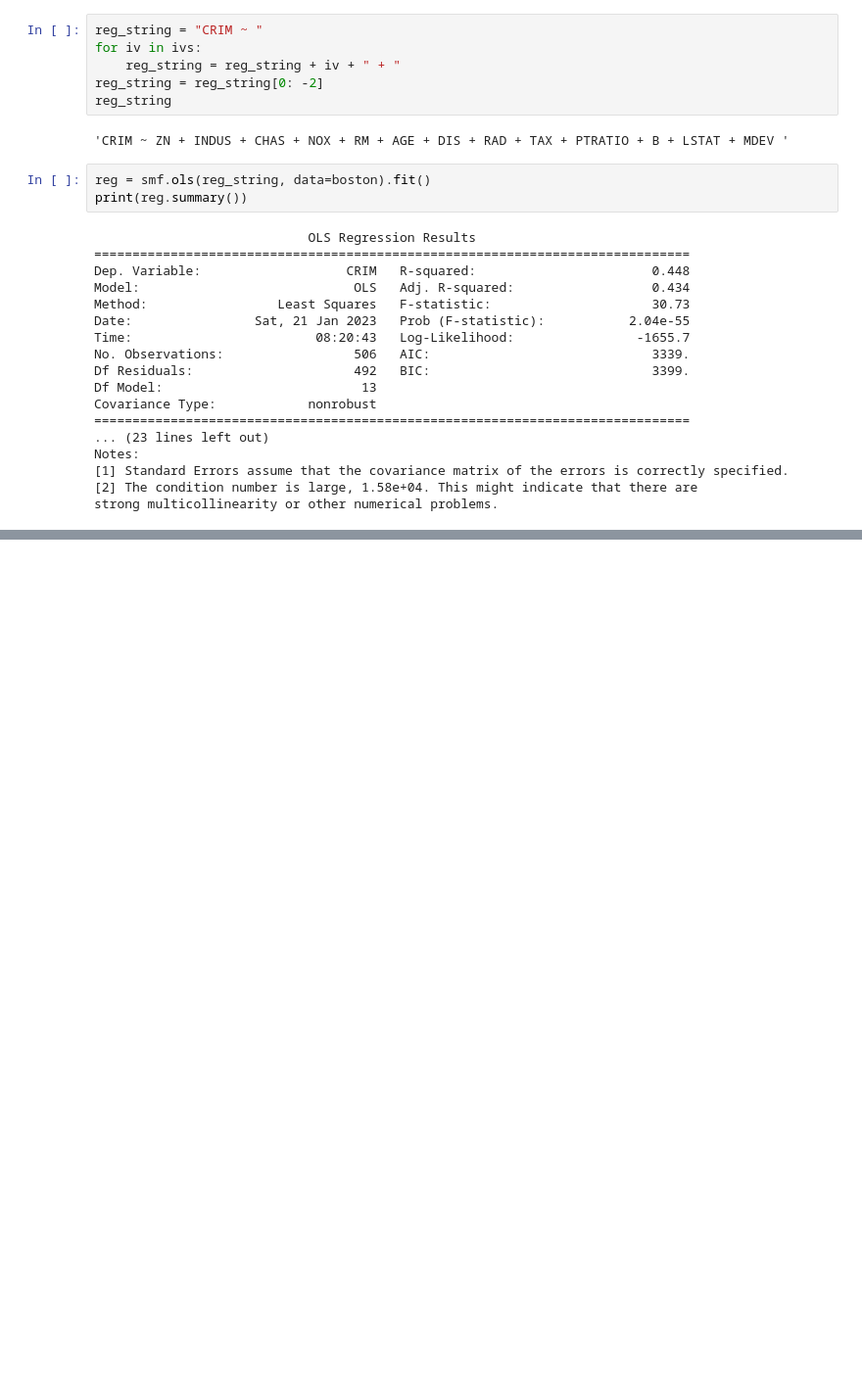
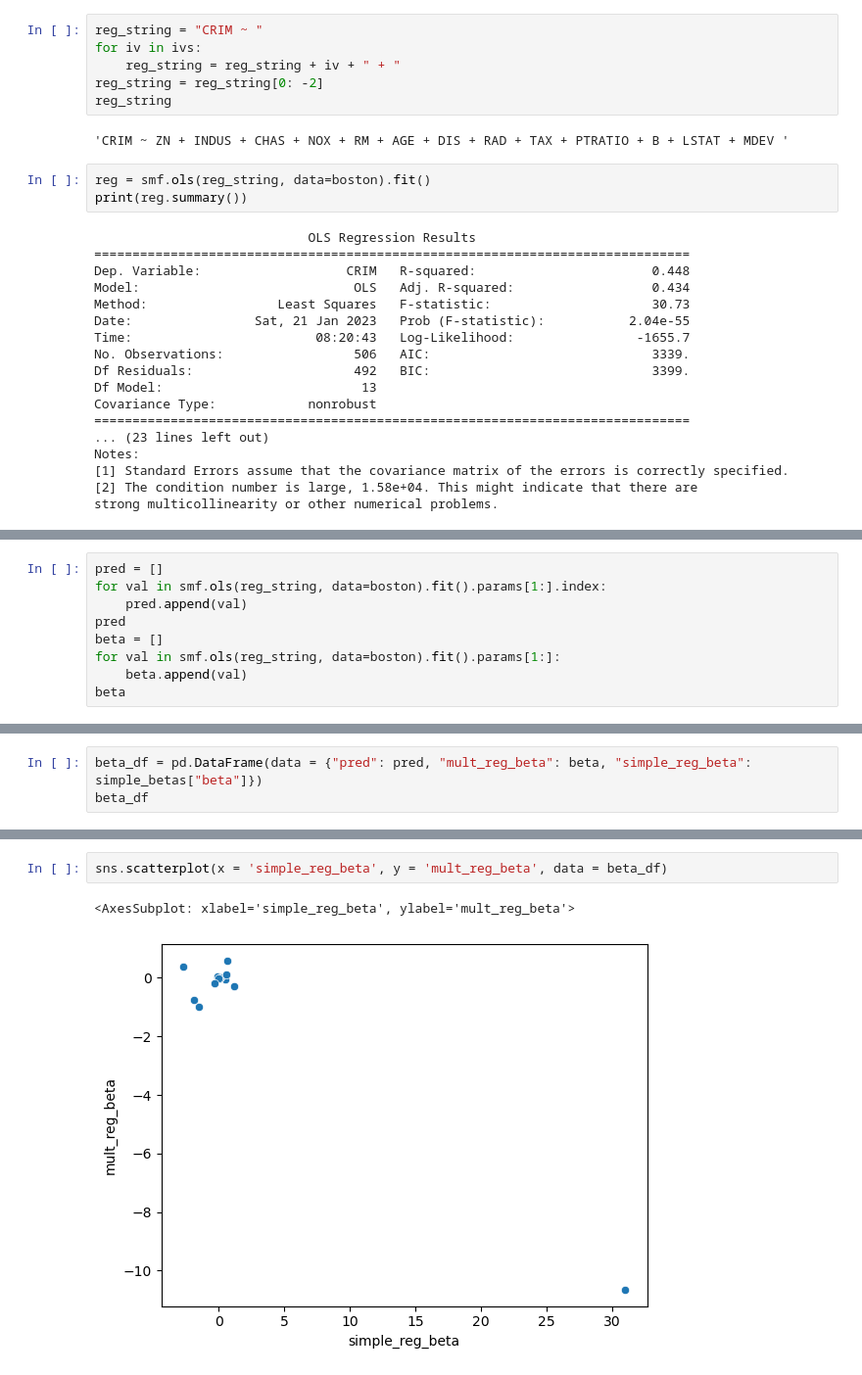
Before and after one commit to anitarestrepo16/machine-learning-class-2023, a Jupyter notebook: Pset1/PSet1.ipynb, the cells around one changed output, grey strips where cells are left out. Shown at 98% size. Drawn from its saved outputs; the diff is of its cells as text; blank space fills up the shorter version.

```diff
--- a/Pset1/PSet1.ipynb
+++ b/Pset1/PSet1.ipynb
@@ -190,0 +169,9 @@ sns.scatterplot(x=, y='salary')
+# %%
+pred = []
+for val in smf.ols(reg_string, data=boston).fit().params[1:].index:
+    pred.append(val)
+pred
+beta = []
+for val in smf.ols(reg_string, data=boston).fit().params[1:]:
+    beta.append(val)
+beta
@@ -190,0 +192,3 @@ sns.scatterplot(x=, y='salary')
+# %%
+beta_df = pd.DataFrame(data = {"pred": pred, "mult_reg_beta": beta, "simple_reg_beta": simple_betas["beta"]})
+beta_df
@@ -190,0 +210,5 @@ sns.scatterplot(x=, y='salary')
+# %%
+sns.scatterplot(x = 'simple_reg_beta', y = 'mult_reg_beta', data = beta_df)
+# %% [output]
+<AxesSubplot: xlabel='simple_reg_beta', ylabel='mult_reg_beta'>
+[figure, added]
```
Also changed, not shown: parts of 5 cells of this notebook, 3 other files.
